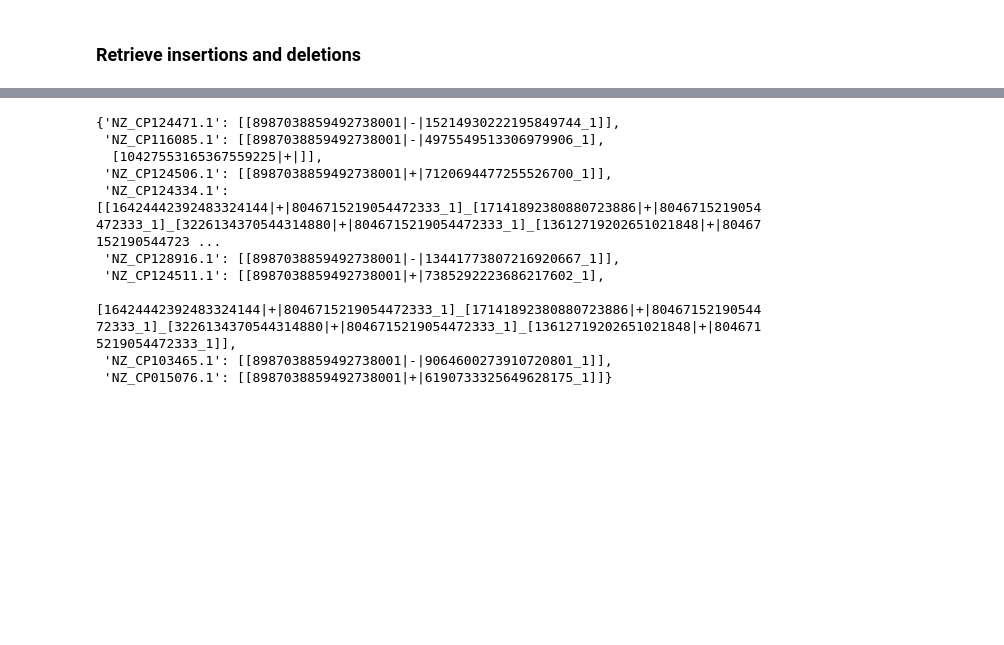
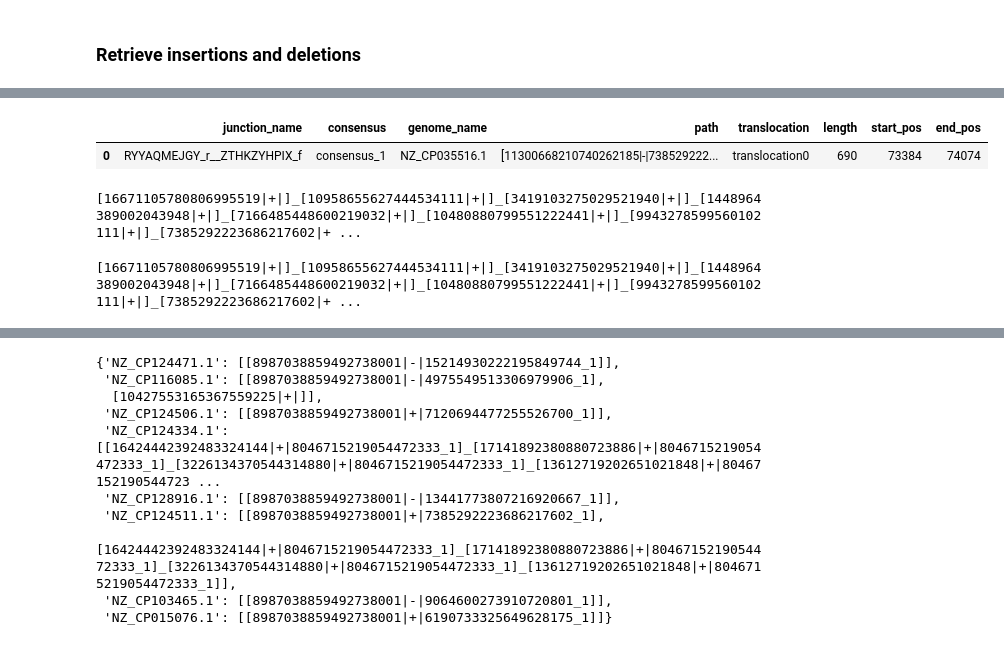
Before and after one commit to marie3003/junction_dataset, a Jupyter notebook: explore/analyze_junction_block_trees.ipynb, the cells around one changed output, grey strips where cells are left out. Saved outputs shown, nothing was run; the diff lists cells and outputs as text; code cells hidden in the pictures; blank space fills up the shorter version.

```diff
--- a/explore/analyze_junction_block_trees.ipynb
+++ b/explore/analyze_junction_block_trees.ipynb
@@ -138,3 +206,16 @@ Reusing alignment/tree for NZ_CP124495.1 deletion0 from NZ_CP124498.1_deletion0
+# %%
+load_all_translocations_summaries("../results/atb_lookup/translocations", example_junction, save_df=True)
+# %% [output]
+|  | junction_name | consensus | genome_name | path | translocation | length | start_pos | end_pos |
+| 0 | RYYAQMEJGY_r__ZTHKZYHPIX_f | consensus_1 | NZ_CP035516.1 | [11300668210740262185|-|738529222... | translocation0 | 690 | 73384 | 74074 |
+# %%
+consensus_paths_plotting[0]
+# %% [output]
+[16671105780806995519|+|]_[10958655627444534111|+|]_[3419103275029521940|+|]_[1448964389002043948|+|]_[7166485448600219032|+|]_[10480880799551222441|+|]_[9943278599560102111|+|]_[7385292223686217602|+ ...
+# %%
+path_dict['NZ_CP049085.2']
+# %% [output]
+[16671105780806995519|+|]_[10958655627444534111|+|]_[3419103275029521940|+|]_[1448964389002043948|+|]_[7166485448600219032|+|]_[10480880799551222441|+|]_[9943278599560102111|+|]_[7385292223686217602|+ ...
 # %%
 load_all_insertions_summaries("../results/atb_lookup/insertions", example_junction, save_df=True)
 # %% [output]
```
Also changed, not shown: parts of 16 cells of this notebook, 7 other files.
